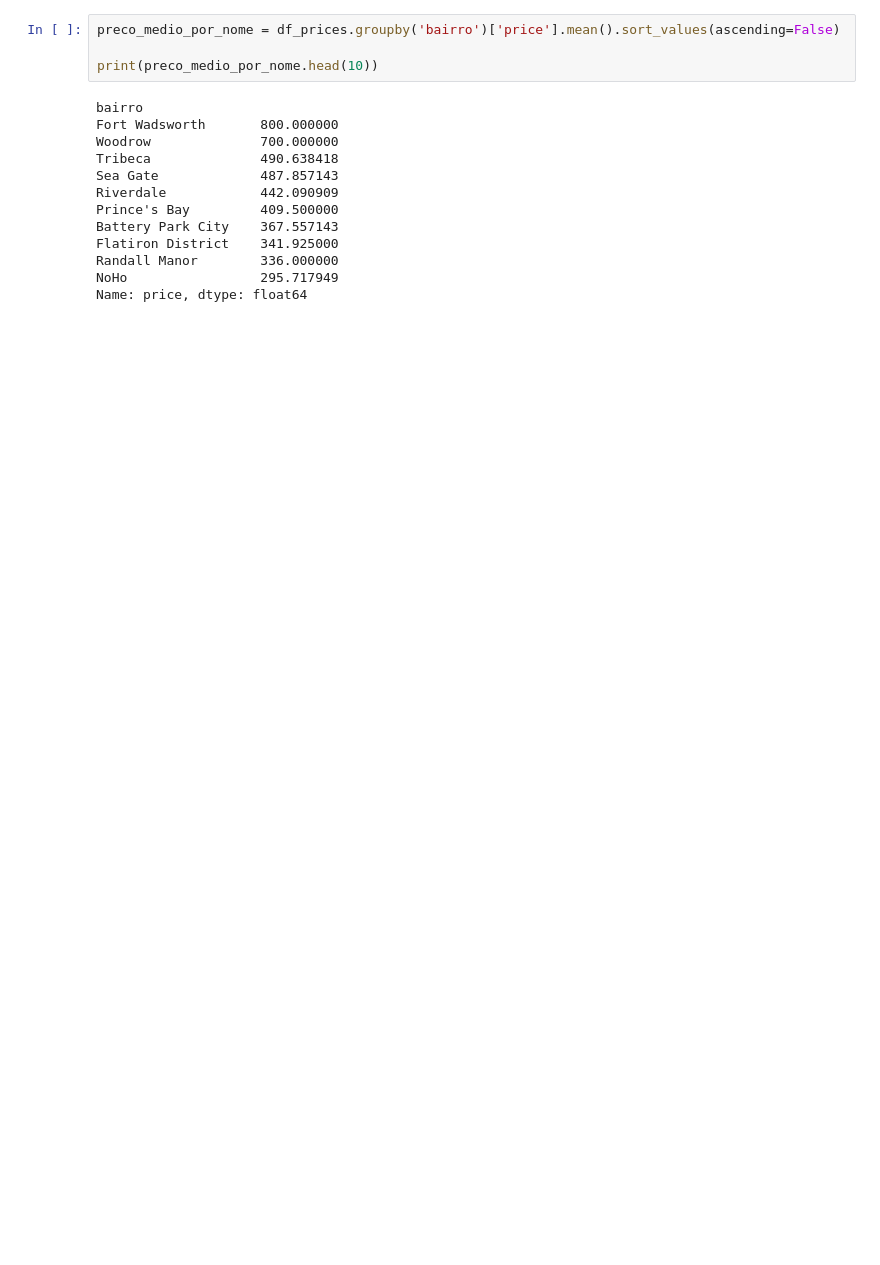
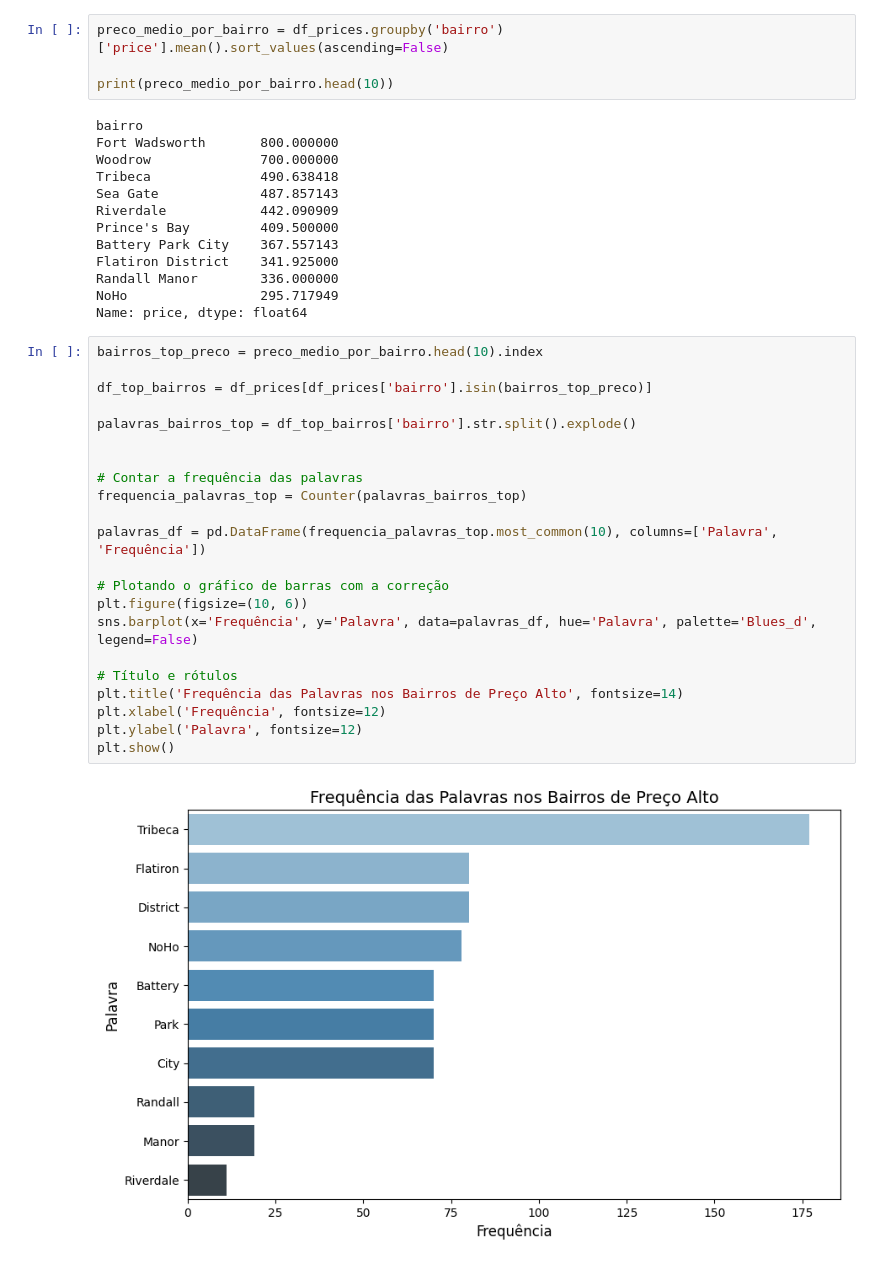
Before and after one commit to hlnmrqs/LH_CD_Helen_Carneiro, a Jupyter notebook: notebook/projeto.ipynb, the cells around one changed output. Cells and saved outputs as stored; diff of their text form; blank space fills up the shorter version.

```diff
--- a/notebook/projeto.ipynb
+++ b/notebook/projeto.ipynb
@@ -276,9 +289,9 @@ price                1.000000       0.042799             0.081834
 minimo_noites        0.042799       1.000000             0.144346
 disponibilidade_365  0.081834       0.144346             1.000000
 # %%
-preco_medio_por_nome = df_prices.groupby('bairro')['price'].mean().sort_values(ascending=False)
+preco_medio_por_bairro = df_prices.groupby('bairro')['price'].mean().sort_values(ascending=False)
 
-print(preco_medio_por_nome.head(10))
+print(preco_medio_por_bairro.head(10))
 # %% [output]
 bairro
 Fort Wadsworth       800.000000
@@ -292,3 +305,27 @@ Flatiron District    341.925000
 Randall Manor        336.000000
 NoHo                 295.717949
 Name: price, dtype: float64
+# %%
+bairros_top_preco = preco_medio_por_bairro.head(10).index
+
+df_top_bairros = df_prices[df_prices['bairro'].isin(bairros_top_preco)]
+
+palavras_bairros_top = df_top_bairros['bairro'].str.split().explode()
+
+
+# Contar a frequência das palavras
+frequencia_palavras_top = Counter(palavras_bairros_top)
+
+palavras_df = pd.DataFrame(frequencia_palavras_top.most_common(10), columns=['Palavra', 'Frequência'])
+
+# Plotando o gráfico de barras com a correção
+plt.figure(figsize=(10, 6))
+sns.barplot(x='Frequência', y='Palavra', data=palavras_df, hue='Palavra', palette='Blues_d', legend=False)
+
+# Título e rótulos
+plt.title('Frequência das Palavras nos Bairros de Preço Alto', fontsize=14)
+plt.xlabel('Frequência', fontsize=12)
+plt.ylabel('Palavra', fontsize=12)
+plt.show()
+# %% [output]
+[figure, added]
```
Also changed, not shown: parts of 25 cells of this notebook.
